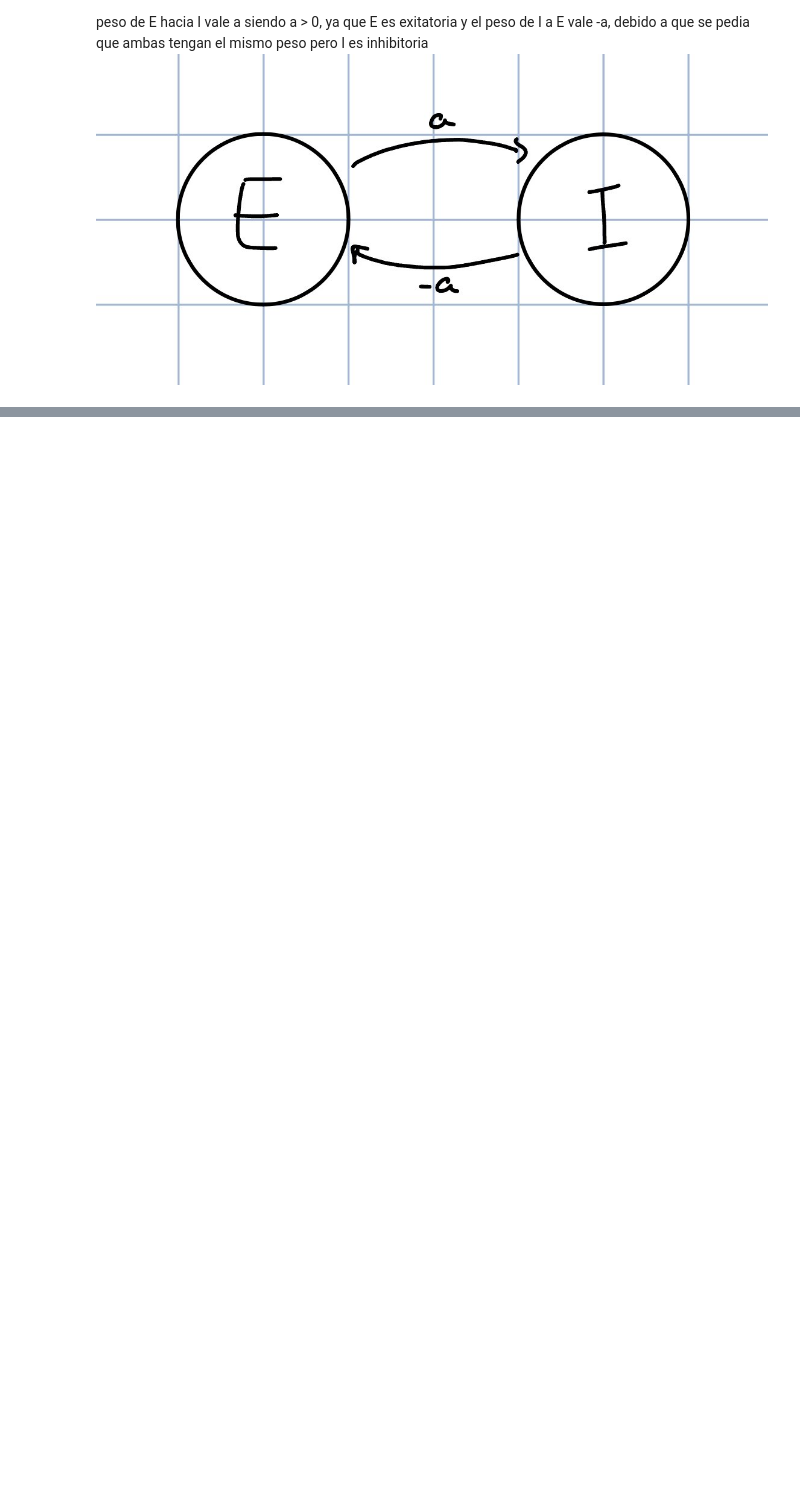
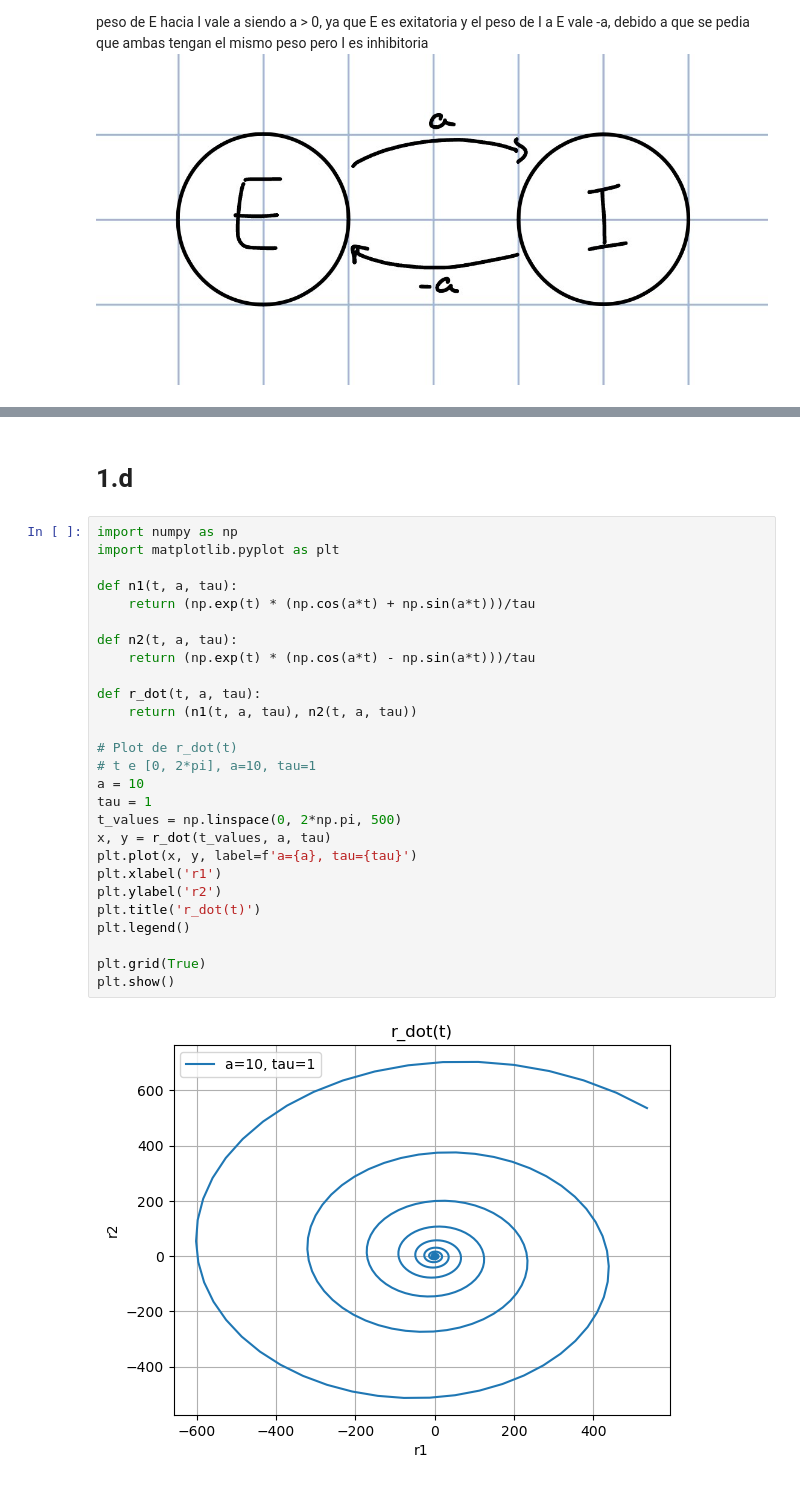
Before and after one commit to ImNotGone/NC_TP3, a Jupyter notebook: tp3.ipynb, the cells around one changed output, grey strips where cells are left out. Saved outputs shown, nothing was run; the diff lists cells and outputs as text; blank space fills up the shorter version.

```diff
--- a/tp3.ipynb
+++ b/tp3.ipynb
@@ -27,3 +27,34 @@ El resultado del sistema es:
 $\dot{r}(t) = \frac{e^t}{\tau} \left( \cos(at) + \sin(at), \cos(at) - \sin(at) \right)$
 
 ![image.png](attachment:image.png)
+# %% [markdown]
+# 1.d
+# %%
+import numpy as np
+import matplotlib.pyplot as plt
+
+def n1(t, a, tau):
+    return (np.exp(t) * (np.cos(a*t) + np.sin(a*t)))/tau
+
+def n2(t, a, tau):
+    return (np.exp(t) * (np.cos(a*t) - np.sin(a*t)))/tau
+
+def r_dot(t, a, tau):
+    return (n1(t, a, tau), n2(t, a, tau))
+
+# Plot de r_dot(t)
+# t e [0, 2*pi], a=10, tau=1
+a = 10
+tau = 1
+t_values = np.linspace(0, 2*np.pi, 500)
+x, y = r_dot(t_values, a, tau)
+plt.plot(x, y, label=f'a={a}, tau={tau}')
+plt.xlabel('r1')
+plt.ylabel('r2')
+plt.title('r_dot(t)')
+plt.legend()
+
+plt.grid(True)
+plt.show()
+# %% [output]
+[figure, added]
```
